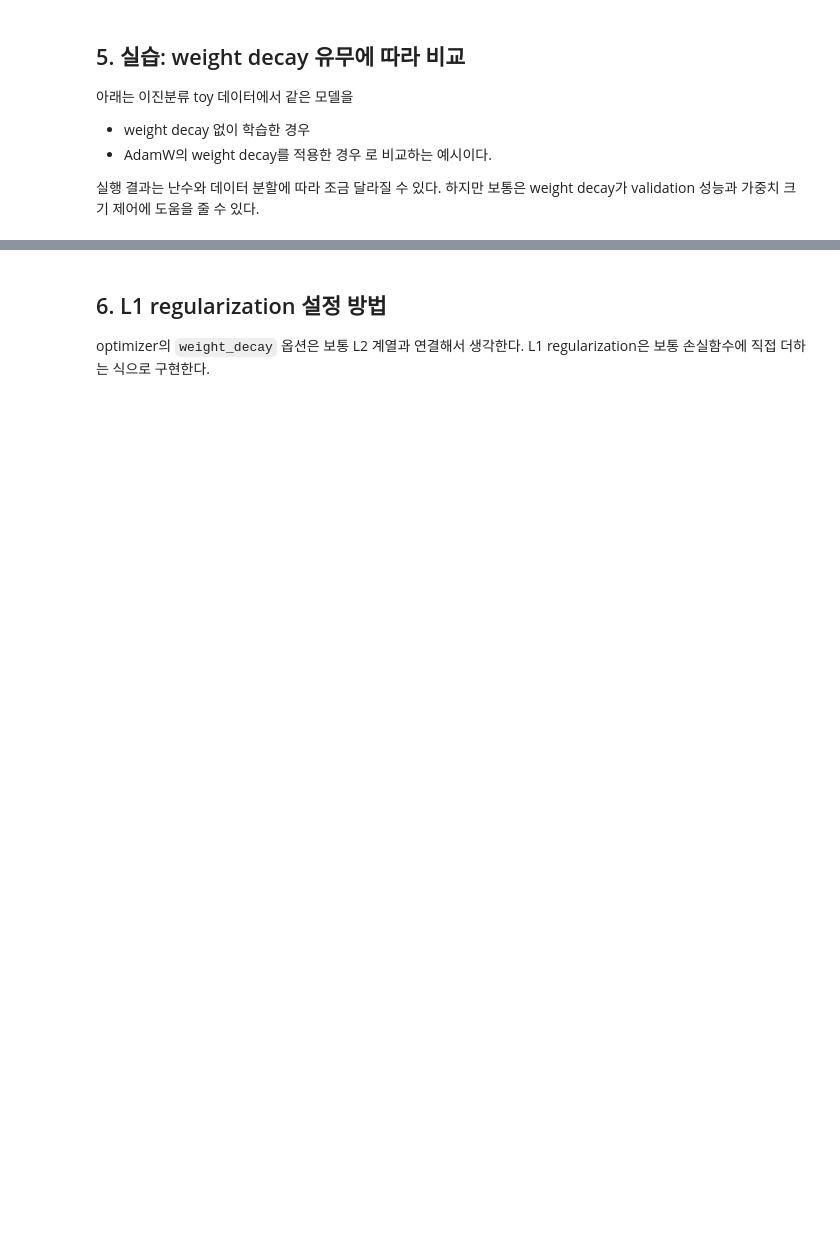
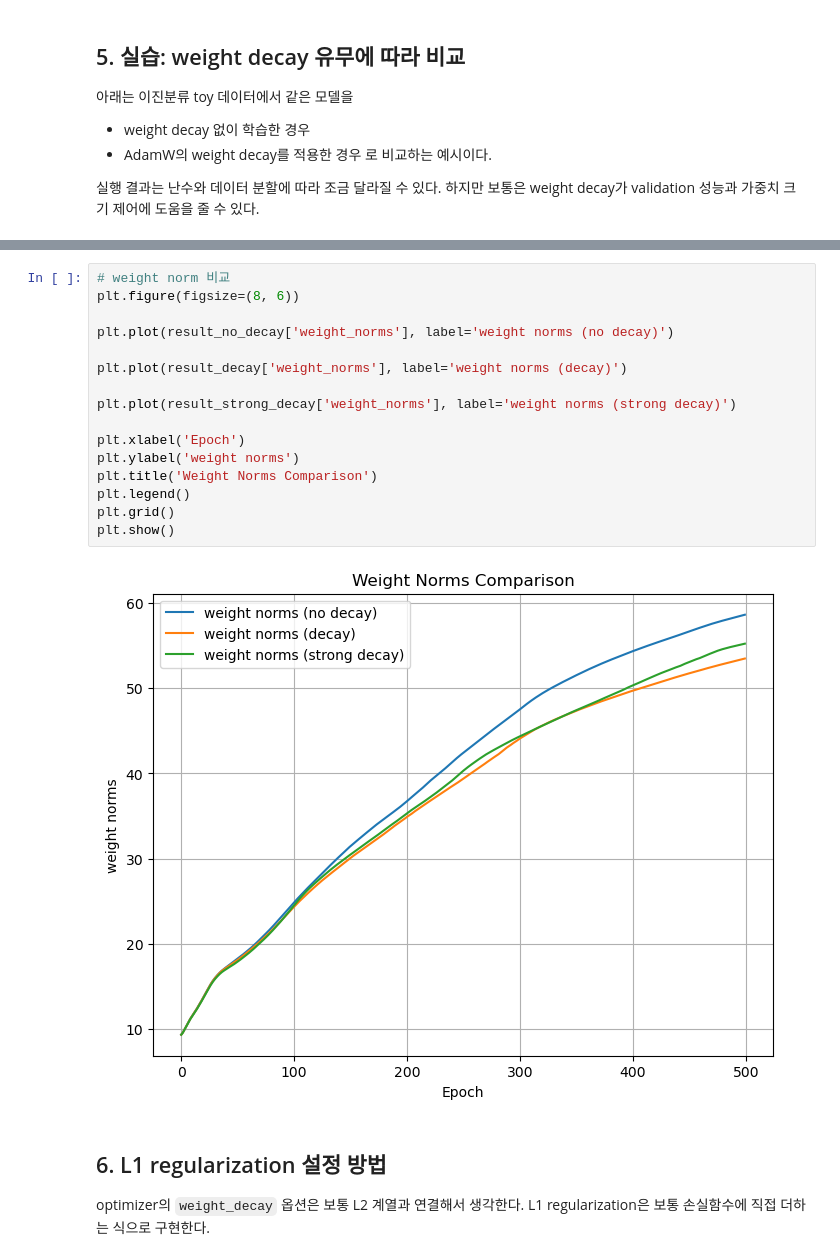
Before and after one commit to j-ai-616/06_deep_learning_basic, a Jupyter notebook: 12_regularization_weight_decay.ipynb, the cells around one changed output, grey strips where cells are left out. Cells and saved outputs as stored; diff of their text form; blank space fills up the shorter version.

```diff
--- a/12_regularization_weight_decay.ipynb
+++ b/12_regularization_weight_decay.ipynb
@@ -228,3 +398,21 @@ Adam 계열 optimizer는 단순 SGD처럼 한 가지 고정된 방식으로만
+# %%
+# weight norm 비교
+plt.figure(figsize=(8, 6))
+
+plt.plot(result_no_decay['weight_norms'], label='weight norms (no decay)')
+
+plt.plot(result_decay['weight_norms'], label='weight norms (decay)')
+
+plt.plot(result_strong_decay['weight_norms'], label='weight norms (strong decay)')
+
+plt.xlabel('Epoch')
+plt.ylabel('weight norms')
+plt.title('Weight Norms Comparison')
+plt.legend()
+plt.grid()
+plt.show()
+# %% [output]
+[figure, added]
 # %% [markdown]
 ## 6. L1 regularization 설정 방법
 
```
Also changed, not shown: parts of 5 cells of this notebook, 2 other files.
